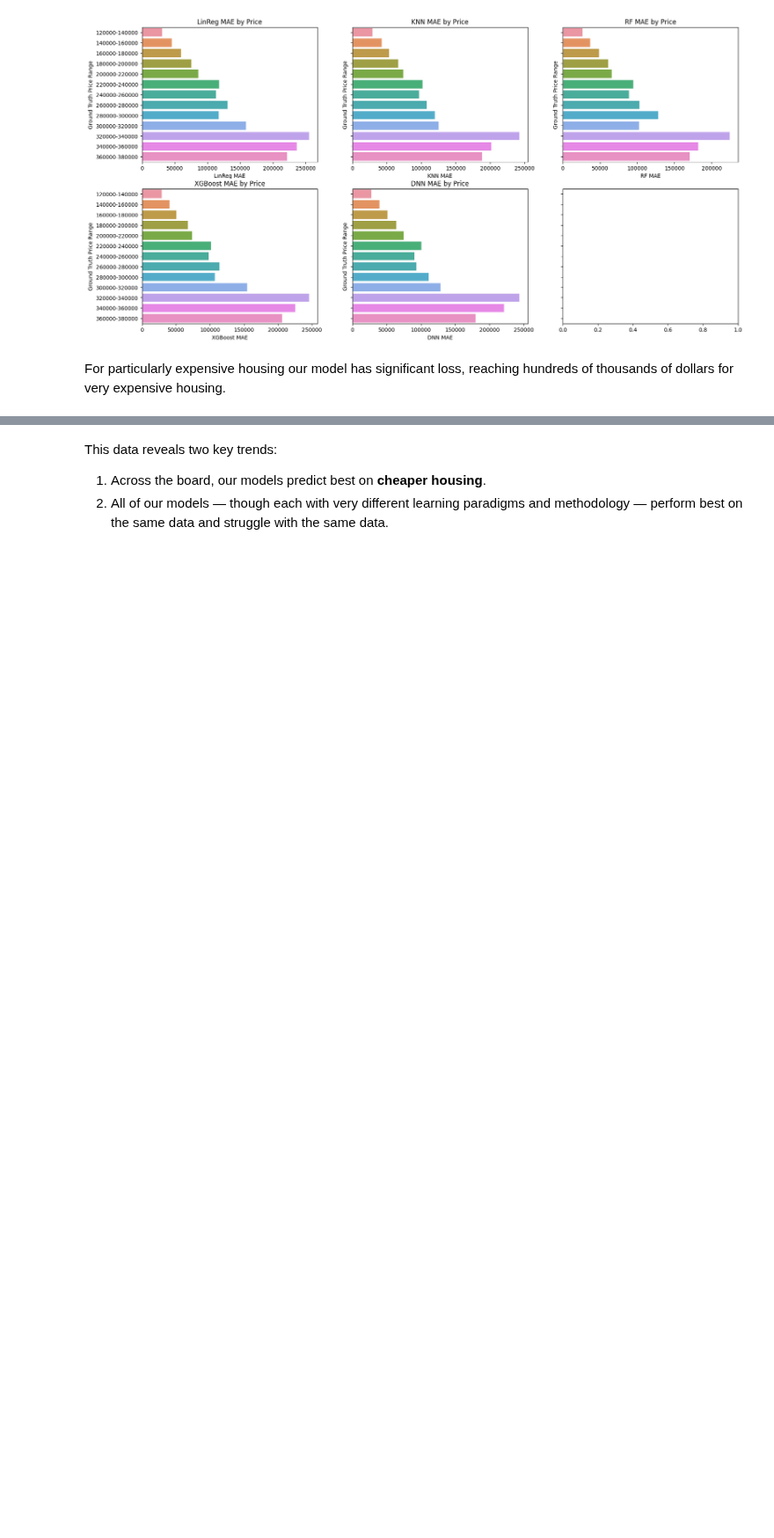
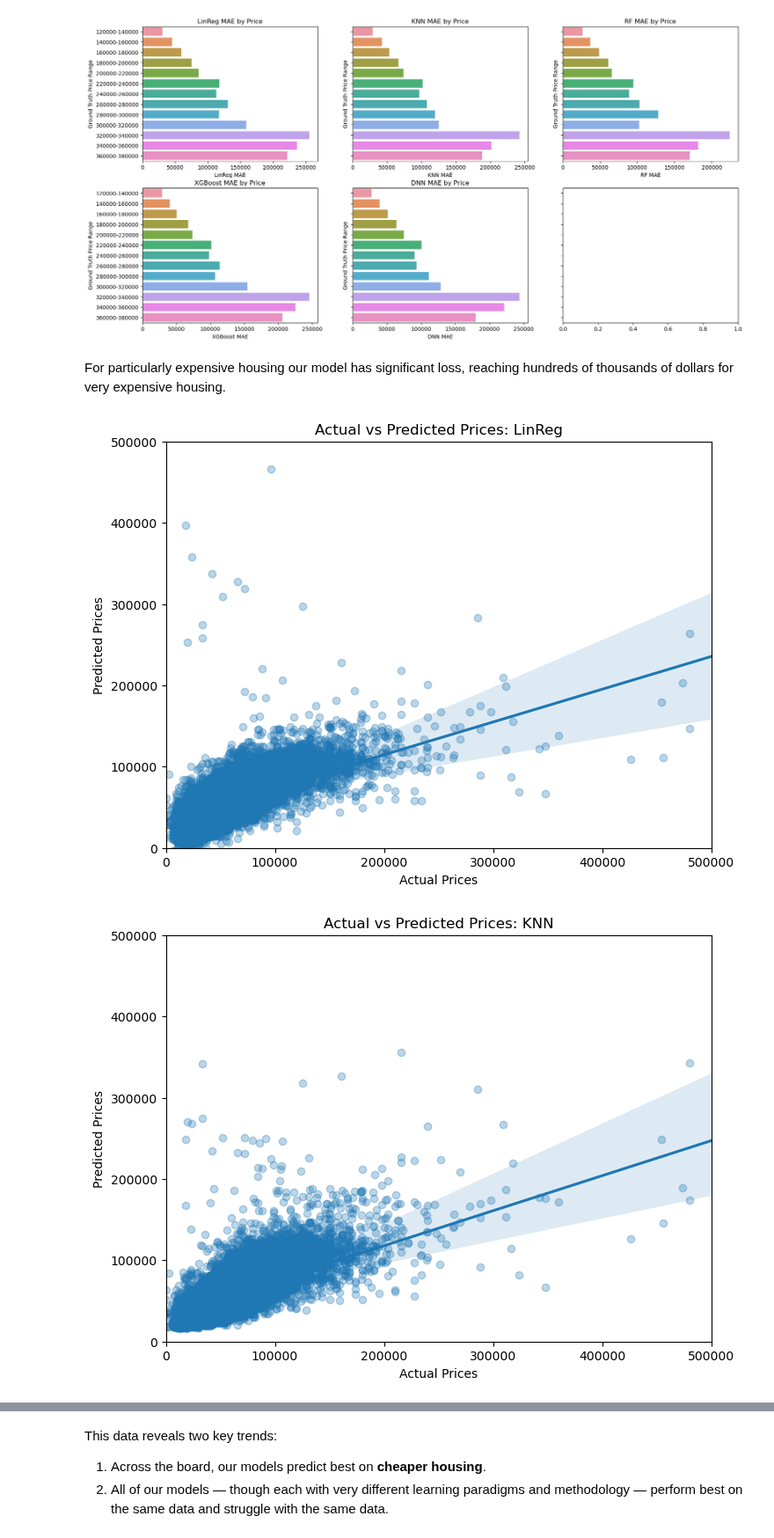
Before and after one commit to COGS118A/Group005-SP23, a Jupyter notebook: rapids.ipynb, the cells around one changed output, grey strips where cells are left out. Shown at 88% size. Drawn from its saved outputs; the diff is of its cells as text; code cells hidden in the pictures; blank space fills up the shorter version.

```diff
--- a/rapids.ipynb
+++ b/rapids.ipynb
@@ -1007,3 +1012,19 @@ generate_plots(pred_df, models=['LinReg', 'KNN', 'RF', 'XGBoost', 'DNN'], price_
 [figure]
 # %% [markdown]
 For particularly expensive housing our model has significant loss, reaching hundreds of thousands of dollars for very expensive housing.
+# %%
+models=['LinReg', 'KNN', 'RF', 'XGBoost', 'DNN']
+for model_name in models:
+
+    # Plotting actual vs predicted prices
+    plt.figure(figsize=(8, 6))
+    sns.regplot(x=y_test, y=pred_df[model_name], scatter_kws={'alpha':0.3})
+    plt.xlabel('Actual Prices')
+    plt.ylabel('Predicted Prices')
+    plt.title(f'Actual vs Predicted Prices: {model_name}')
+    plt.xlim([0, 5e5])
+    plt.ylim([0, 5e5])
+    plt.show()
+# %% [output]
+[figure, added]
+[figure, added]
```
Also changed, not shown: parts of 10 cells of this notebook.
